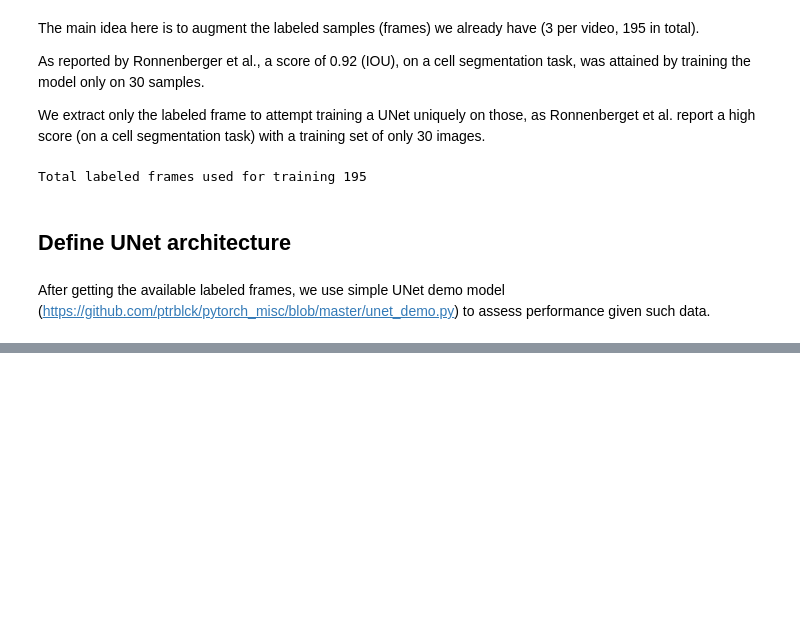
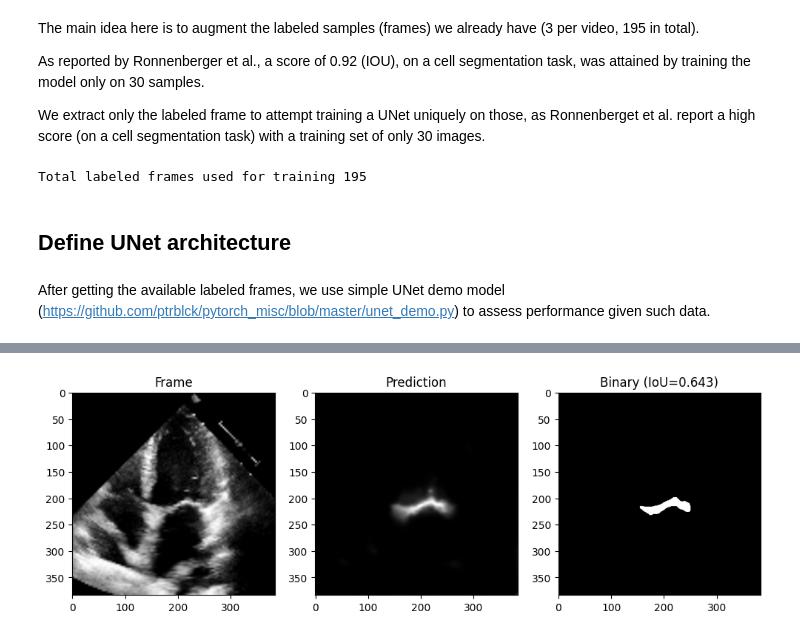
Before and after one commit to lambione/ETH-KAGGLE-COMPETITIONS-AML, a Jupyter notebook: PROJECT_2/unet_training.ipynb, the cells around one changed output, grey strips where cells are left out. Saved outputs shown, nothing was run; the diff lists cells and outputs as text; code cells hidden in the pictures; blank space fills up the shorter version.

```diff
--- a/PROJECT_2/unet_training.ipynb
+++ b/PROJECT_2/unet_training.ipynb
@@ -222,0 +328,16 @@ plt.imshow((torch.sigmoid(last_output)>prob_thresh).squeeze(0).squeeze(0).detach
+# %%
+def threshold_mask(pred, threshold=0.3):
+    pred = pred.squeeze().detach().cpu()
+    return (pred > threshold).float()
+
+all_binary_masks = []
+
+model.eval()
+with torch.no_grad():
+    for frames, masks in train_loader:
+        logits = model(frames)
+        probs  = torch.sigmoid(logits)
+
+        for i in range(probs.size(0)):
+            bin_mask = threshold_mask(probs[i], threshold=0.3)
+            all_binary_masks.append(bin_mask)
@@ -222,0 +429,12 @@ plt.imshow((torch.sigmoid(last_output)>prob_thresh).squeeze(0).squeeze(0).detach
+# %%
+import matplotlib.pyplot as plt
+
+sample = results[0]
+
+plt.figure(figsize=(12,4))
+plt.subplot(1,3,1); plt.imshow(sample["frame"].squeeze(), cmap='gray'); plt.title("Frame")
+plt.subplot(1,3,2); plt.imshow(sample["pred_prob"], cmap='gray'); plt.title("Prediction")
+plt.subplot(1,3,3); plt.imshow(sample["binary"], cmap='gray'); plt.title(f"Binary (IoU={sample['iou']:.3f})")
+plt.show()
+# %% [output]
+[figure, added]
```
Also changed, not shown: parts of 17 cells of this notebook.
